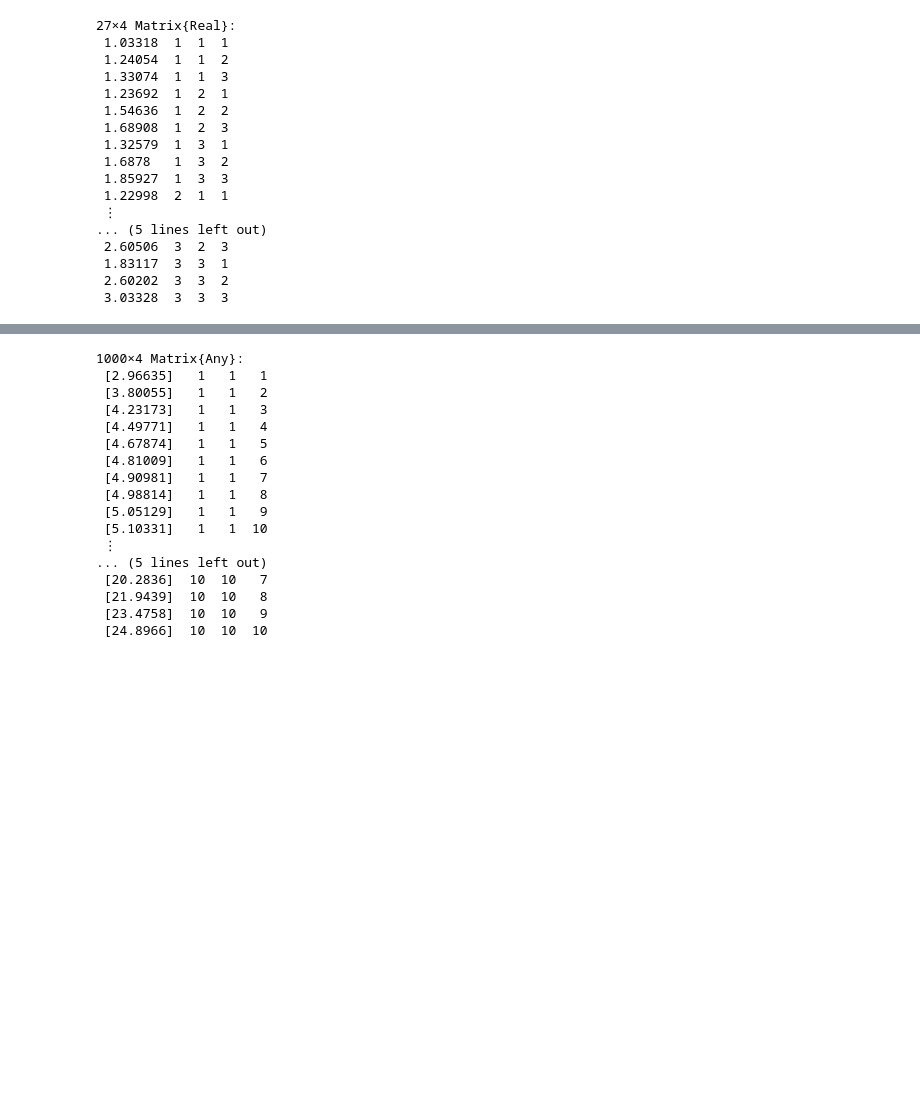
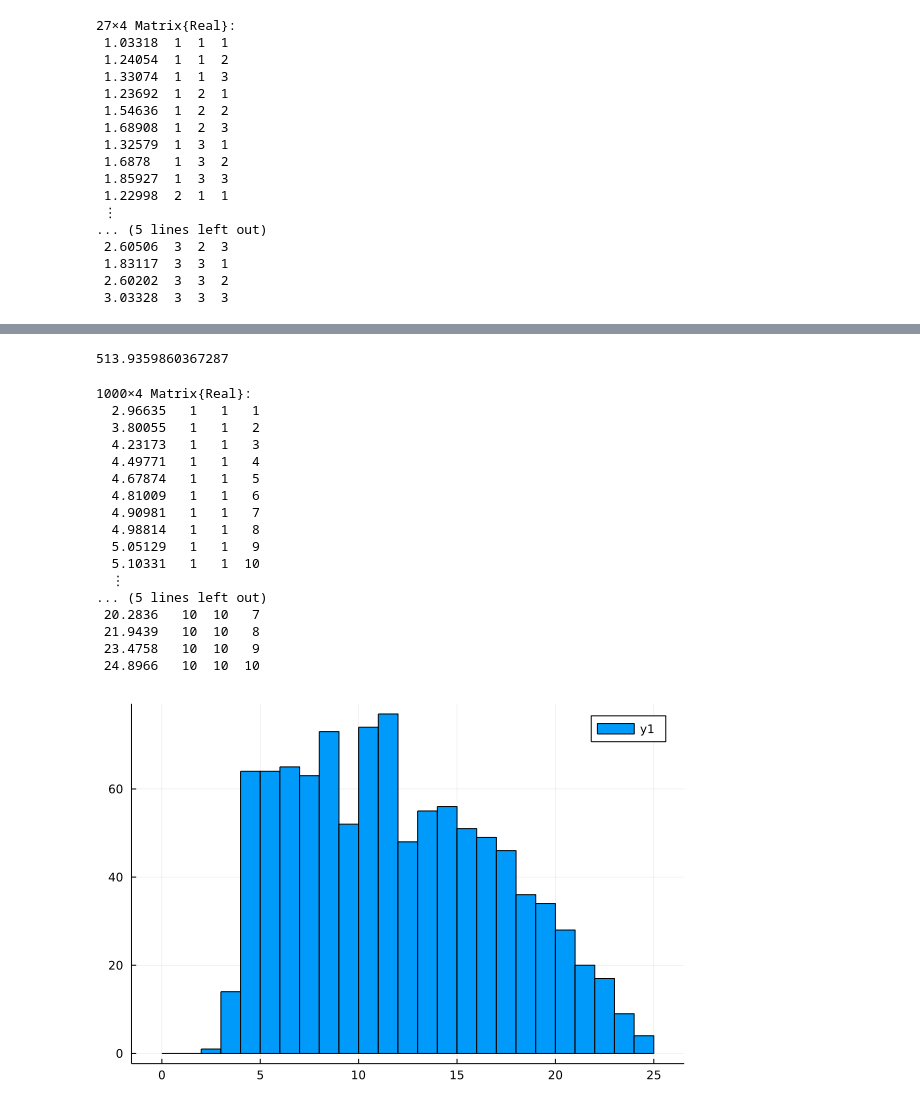
Before and after one commit to antoineding/IIRUHH_master, a Jupyter notebook: U_find.ipynb, the cells around one changed output, grey strips where cells are left out. Saved outputs shown, nothing was run; the diff lists cells and outputs as text; code cells hidden in the pictures; blank space fills up the shorter version.

```diff
--- a/U_find.ipynb
+++ b/U_find.ipynb
@@ -120,0 +142,9 @@ NH (generic function with 1 method)
+# %%
+C=[c_p,c_l,c_l]
+NH_Exp=sum(NHUtility(u,C,cal)^cal.ϵ[i]*cal.p[i]^(1-cal.σ) for i = 1:length(C))
+
+c_p=NHUtility[u,[c_p,c_n,c_l],cal]^cal.ϵ[1] * (cal.p[1]/NH_Exp)^(-cal.σ)
+c_n=NHUtility[u,[c_p,c_n,c_l],cal]^cal.ϵ[2] * (cal.p[2]/NH_Exp)^(-cal.σ)
+c_l=NHUtility[u,[c_p,c_n,c_l],cal]^cal.ϵ[3] * (cal.p[3]/NH_Exp)^(-cal.σ)
+# %% [output]
+513.9359860367287
@@ -128,8 +162,8 @@ scale=10
 for i = 1:scale
     for j=1:scale
         for k =1:scale
-            res = nlsolve(u->[NH(u[1], [i, j, k], cal)], [1.0])
-            U=res.zero
+            res = nlsolve(u->[solvingNH(u[1], [i, j, k], cal)], [1.0])
+            U=res.zero[1]
             u=push!(u,U)
             C_1=push!(C_1,i)
             C_2=push!(C_2,j)
@@ -139,20 +173,26 @@ for i = 1:scale
 end
 [u C_1 C_2 C_3]
 # %% [output]
-1000×4 Matrix{Any}:
- [2.96635]   1   1   1
- [3.80055]   1   1   2
- [4.23173]   1   1   3
- [4.49771]   1   1   4
- [4.67874]   1   1   5
- [4.81009]   1   1   6
- [4.90981]   1   1   7
- [4.98814]   1   1   8
- [5.05129]   1   1   9
- [5.10331]   1   1  10
- ⋮
+1000×4 Matrix{Real}:
+  2.96635   1   1   1
+  3.80055   1   1   2
+  4.23173   1   1   3
+  4.49771   1   1   4
+  4.67874   1   1   5
+  4.81009   1   1   6
+  4.90981   1   1   7
+  4.98814   1   1   8
+  5.05129   1   1   9
+  5.10331   1   1  10
+  ⋮
 ... (5 lines left out)
- [20.2836]  10  10   7
- [21.9439]  10  10   8
- [23.4758]  10  10   9
- [24.8966]  10  10  10
+ 20.2836   10  10   7
+ 21.9439   10  10   8
+ 23.4758   10  10   9
+ 24.8966   10  10  10
+# %%
+using Plots, Distributions
+plot(u)
+histogram(u; bins = 0:1:25)
+# %% [output]
+[figure, added]
```
Also changed, not shown: parts of 7 cells of this notebook.
